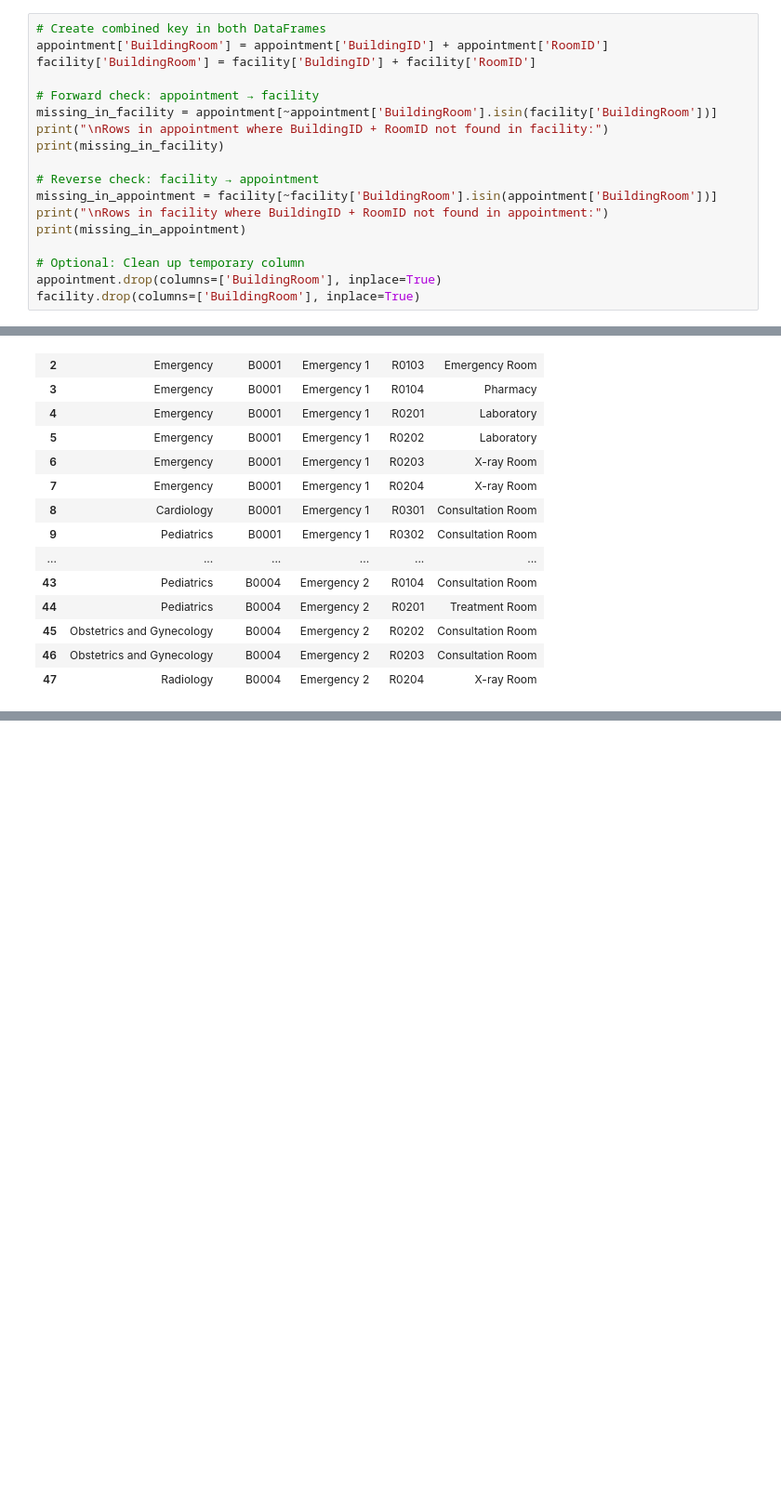
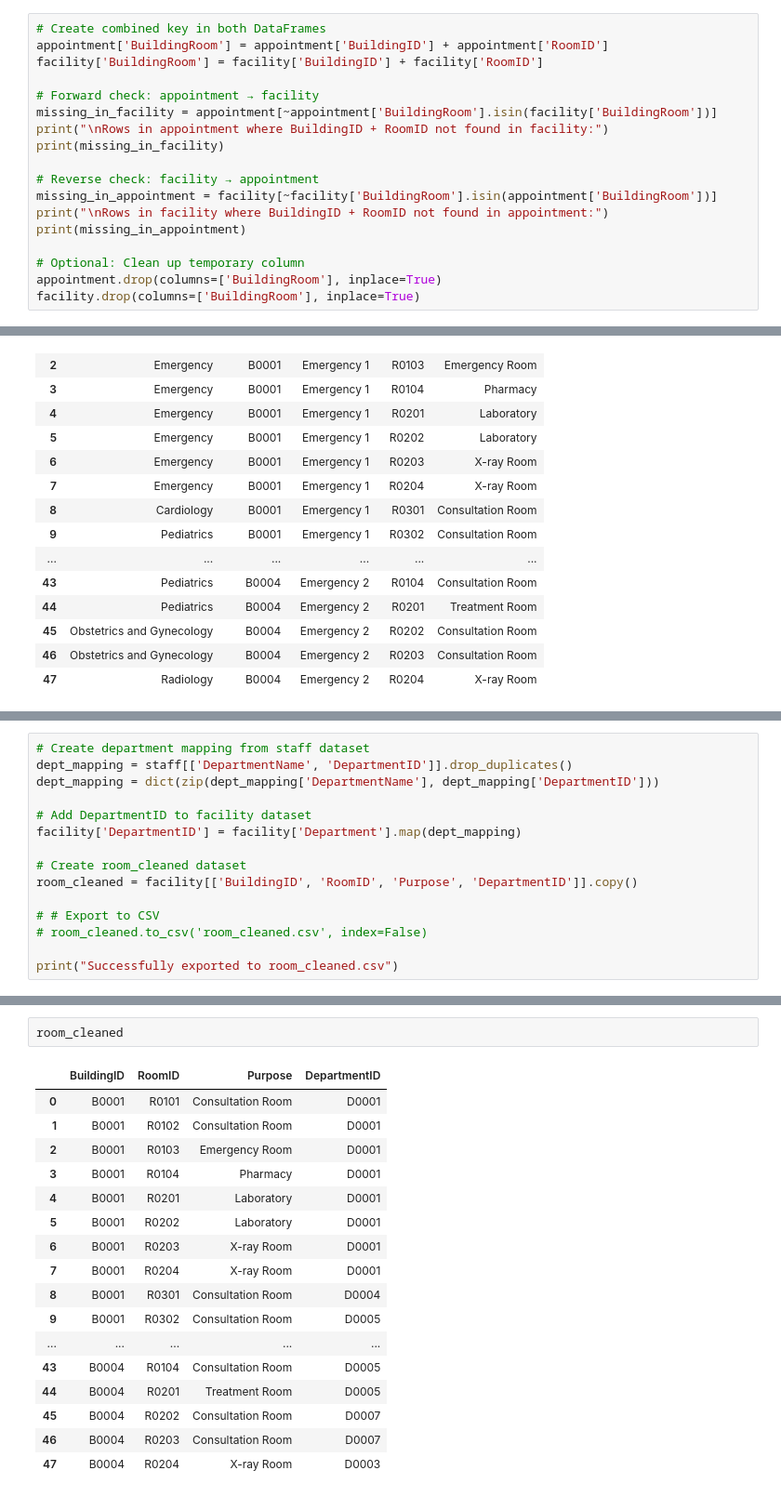
Before and after one commit to ATLAS097/Data-Engineering-CA2, a Jupyter notebook: data_cleaning.ipynb, the cells around one changed output, grey strips where cells are left out. Shown: that part at 93% size. Saved outputs shown, nothing was run; the diff lists cells and outputs as text; blank space fills up the shorter version.

```diff
--- a/data_cleaning.ipynb
+++ b/data_cleaning.ipynb
@@ -513,7 +515,7 @@ From this observation, we will note facility dataset as a dataset that includes
 # %%
 # Create combined key in both DataFrames
 appointment['BuildingRoom'] = appointment['BuildingID'] + appointment['RoomID']
-facility['BuildingRoom'] = facility['BuldingID'] + facility['RoomID']
+facility['BuildingRoom'] = facility['BuildingID'] + facility['RoomID']
 
 # Forward check: appointment → facility
 missing_in_facility = appointment[~appointment['BuildingRoom'].isin(facility['BuildingRoom'])]
@@ -1222,0 +1274,15 @@ facility
+# %%
+# Create department mapping from staff dataset
+dept_mapping = staff[['DepartmentName', 'DepartmentID']].drop_duplicates()
+dept_mapping = dict(zip(dept_mapping['DepartmentName'], dept_mapping['DepartmentID']))
+
+# Add DepartmentID to facility dataset
+facility['DepartmentID'] = facility['Department'].map(dept_mapping)
+
+# Create room_cleaned dataset
+room_cleaned = facility[['BuildingID', 'RoomID', 'Purpose', 'DepartmentID']].copy()
+
+# # Export to CSV
+# room_cleaned.to_csv('room_cleaned.csv', index=False)
+
+print("Successfully exported to room_cleaned.csv")
@@ -1222,0 +1291,20 @@ facility
+# %%
+room_cleaned
+# %% [output]
+|  | BuildingID | RoomID | Purpose | DepartmentID |
+| 0 | B0001 | R0101 | Consultation Room | D0001 |
+| 1 | B0001 | R0102 | Consultation Room | D0001 |
+| 2 | B0001 | R0103 | Emergency Room | D0001 |
+| 3 | B0001 | R0104 | Pharmacy | D0001 |
+| 4 | B0001 | R0201 | Laboratory | D0001 |
+| 5 | B0001 | R0202 | Laboratory | D0001 |
+| 6 | B0001 | R0203 | X-ray Room | D0001 |
+| 7 | B0001 | R0204 | X-ray Room | D0001 |
+| 8 | B0001 | R0301 | Consultation Room | D0004 |
+| 9 | B0001 | R0302 | Consultation Room | D0005 |
+| ... | ... | ... | ... | ... |
+| 43 | B0004 | R0104 | Consultation Room | D0005 |
+| 44 | B0004 | R0201 | Treatment Room | D0005 |
+| 45 | B0004 | R0202 | Consultation Room | D0007 |
+| 46 | B0004 | R0203 | Consultation Room | D0007 |
+| 47 | B0004 | R0204 | X-ray Room | D0003 |
```
Also changed, not shown: parts of 16 cells of this notebook.
